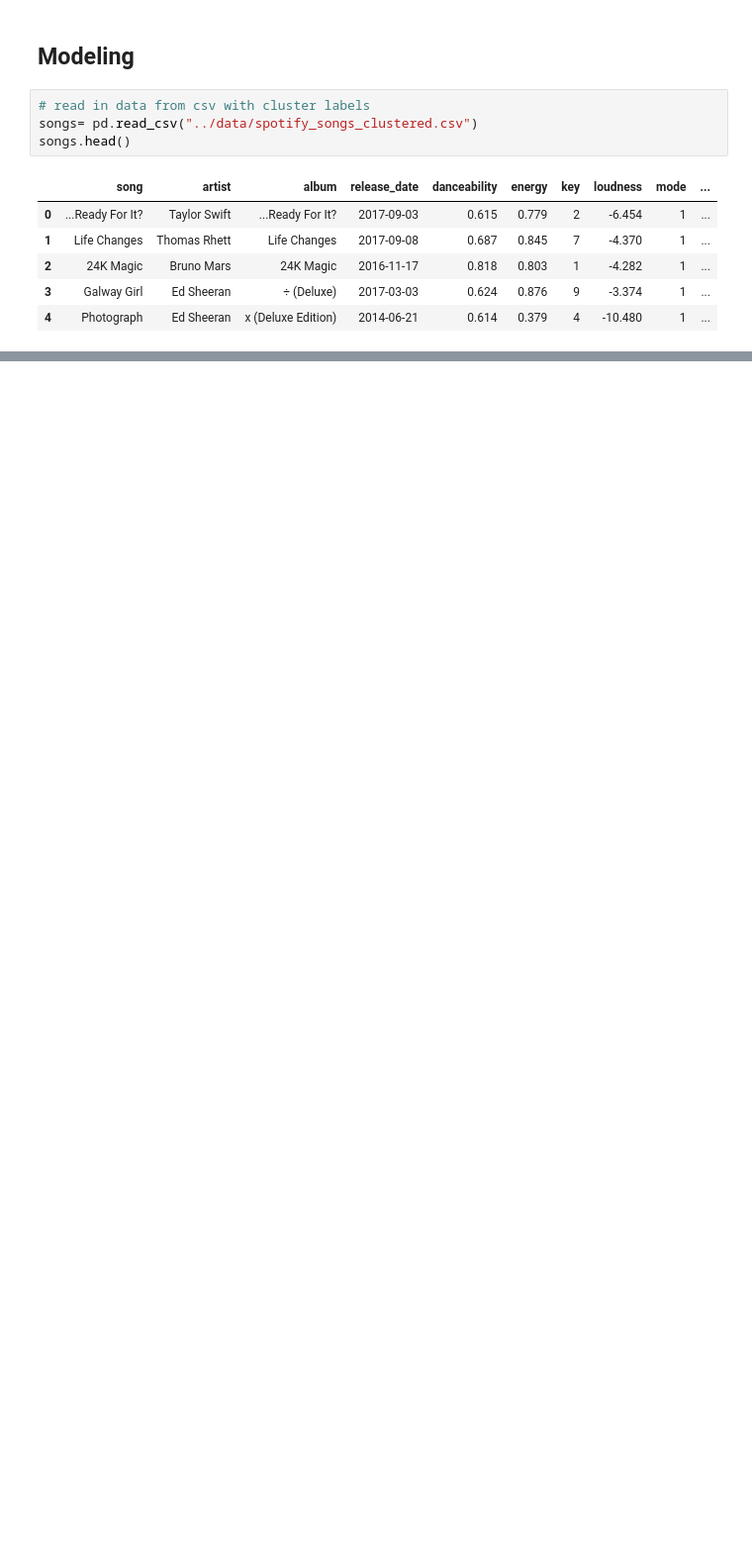
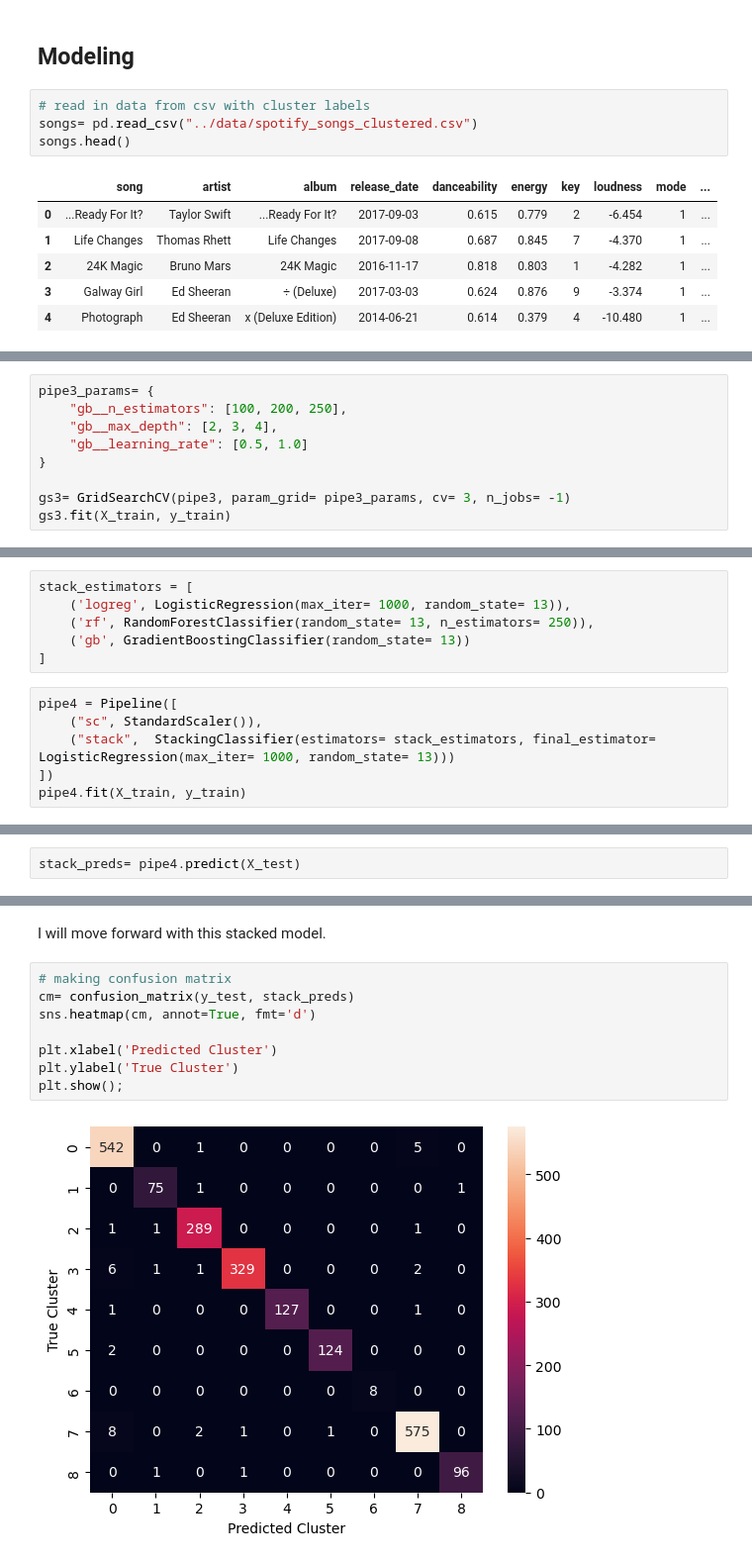
Before and after one commit to vedapatel99/song_classification_playlist_generator, a Jupyter notebook: notebooks/03_Modeling_Evaluation.ipynb, the cells around one changed output, grey strips where cells are left out. Shown: that part at 99% size. Drawn from its saved outputs; the diff is of its cells as text; blank space fills up the shorter version.

Commit message:
finished classification modeling

```diff
--- a/notebooks/03_Modeling_Evaluation.ipynb
+++ b/notebooks/03_Modeling_Evaluation.ipynb
@@ -29,0 +206,9 @@ songs.head()
+# %%
+pipe3_params= {
+    "gb__n_estimators": [100, 200, 250],
+    "gb__max_depth": [2, 3, 4],
+    "gb__learning_rate": [0.5, 1.0]
+}
+
+gs3= GridSearchCV(pipe3, param_grid= pipe3_params, cv= 3, n_jobs= -1)
+gs3.fit(X_train, y_train)
@@ -29,0 +252,12 @@ songs.head()
+# %%
+stack_estimators = [
+    ('logreg', LogisticRegression(max_iter= 1000, random_state= 13)),
+    ('rf', RandomForestClassifier(random_state= 13, n_estimators= 250)),
+    ('gb', GradientBoostingClassifier(random_state= 13))
+]
+# %%
+pipe4 = Pipeline([
+    ("sc", StandardScaler()),
+    ("stack",  StackingClassifier(estimators= stack_estimators, final_estimator= LogisticRegression(max_iter= 1000, random_state= 13)))
+])
+pipe4.fit(X_train, y_train)
@@ -29,0 +285,2 @@ songs.head()
+# %%
+stack_preds= pipe4.predict(X_test)
@@ -29,0 +295,12 @@ songs.head()
+# %% [markdown]
+I will move forward with this stacked model.
+# %%
+# making confusion matrix
+cm= confusion_matrix(y_test, stack_preds)
+sns.heatmap(cm, annot=True, fmt='d')
+
+plt.xlabel('Predicted Cluster')
+plt.ylabel('True Cluster')
+plt.show();
+# %% [output]
+[figure, added]
```
Also changed, not shown: parts of 47 cells of this notebook.
